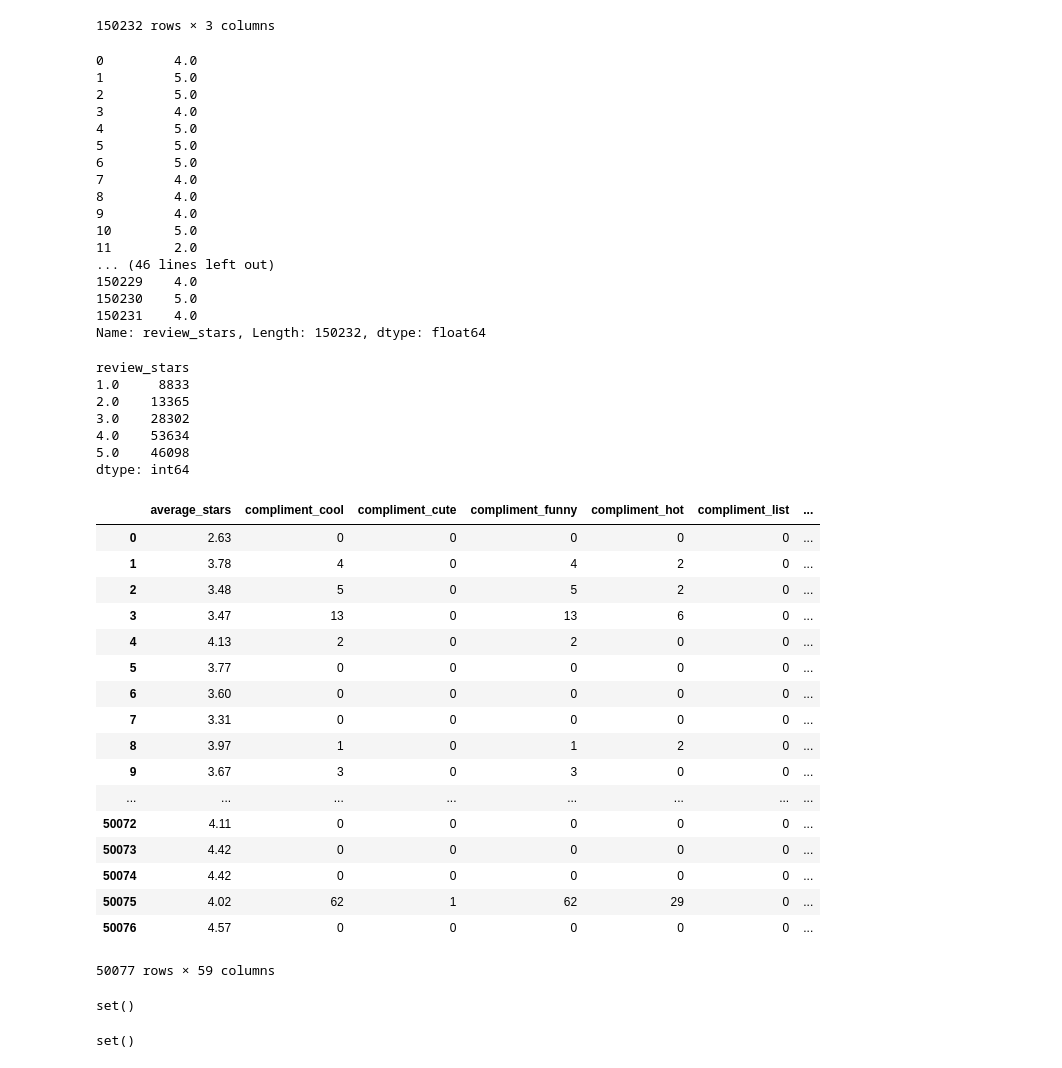
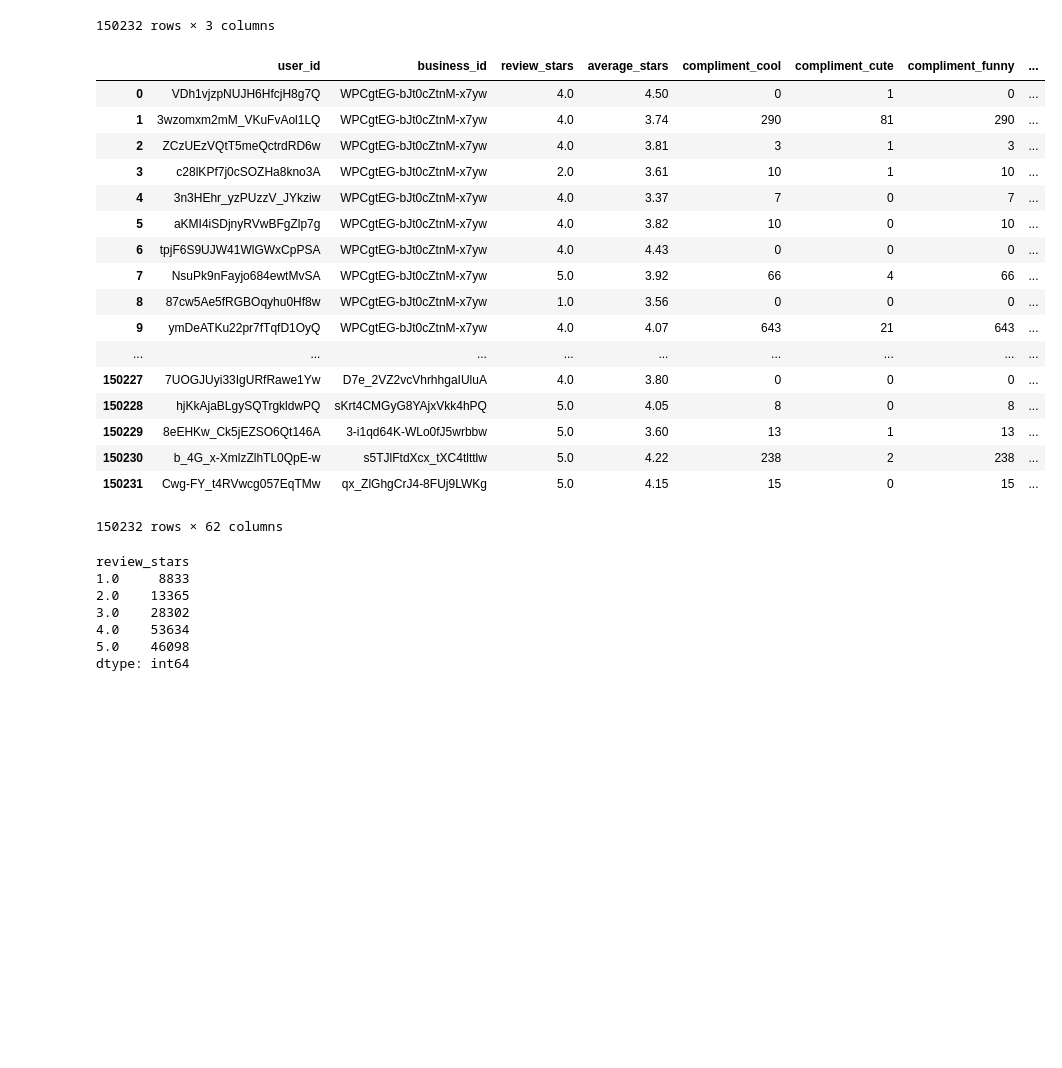
Before and after one commit to kenqgu/CS-145-Yelp-Rating-Predictor, a Jupyter notebook: Preprocessing Notebook.ipynb, the cells around one changed output. Cells and saved outputs as stored; diff of their text form; code cells hidden in the pictures; blank space fills up the shorter version.

```diff
--- a/Preprocessing Notebook.ipynb
+++ b/Preprocessing Notebook.ipynb
@@ -290,27 +290,30 @@ train_reviews
 # %%
 train_reviews_replace = train_reviews.copy()
 reviews_denorm = pd.merge(train_reviews_replace, users_df_replace, how='left', on='user_id')
-reviews_denorm = pd.merge(reviews_denorm, business_df_replace, how='left', on='business_id')
+# reviews_denorm
+reviews_denorm = pd.merge(reviews_denorm, business_df_replace, how='inner', on='business_id')
+business_df_replace.columns
 reviews_denorm = reviews_denorm.rename(columns={'stars_x': 'review_stars', 'stars_y': 'business_stars'})
 train_df_y = reviews_denorm['review_stars']
 train_df_x = reviews_denorm.copy()
 train_df_x.drop(['review_stars', 'business_id', 'user_id'], axis=1, inplace=True)
-train_df_y
+reviews_denorm
 # %% [output]
+|  | user_id | business_id | review_stars | average_stars | compliment_cool | compliment_cute | compliment_funny | ... |
+| 0 | VDh1vjzpNUJH6HfcjH8g7Q | WPCgtEG-bJt0cZtnM-x7yw | 4.0 | 4.50 | 0 | 1 | 0 | ... |
+| 1 | 3wzomxm2mM_VKuFvAol1LQ | WPCgtEG-bJt0cZtnM-x7yw | 4.0 | 3.74 | 290 | 81 | 290 | ... |
+| 2 | ZCzUEzVQtT5meQctrdRD6w | WPCgtEG-bJt0cZtnM-x7yw | 4.0 | 3.81 | 3 | 1 | 3 | ... |
+| 3 | c28lKPf7j0cSOZHa8kno3A | WPCgtEG-bJt0cZtnM-x7yw | 2.0 | 3.61 | 10 | 1 | 10 | ... |
+| 4 | 3n3HEhr_yzPUzzV_JYkziw | WPCgtEG-bJt0cZtnM-x7yw | 4.0 | 3.37 | 7 | 0 | 7 | ... |
+| 5 | aKMI4iSDjnyRVwBFgZlp7g | WPCgtEG-bJt0cZtnM-x7yw | 4.0 | 3.82 | 10 | 0 | 10 | ... |
+| 6 | tpjF6S9UJW41WlGWxCpPSA | WPCgtEG-bJt0cZtnM-x7yw | 4.0 | 4.43 | 0 | 0 | 0 | ... |
+| 7 | NsuPk9nFayjo684ewtMvSA | WPCgtEG-bJt0cZtnM-x7yw | 5.0 | 3.92 | 66 | 4 | 66 | ... |
+| 8 | 87cw5Ae5fRGBOqyhu0Hf8w | WPCgtEG-bJt0cZtnM-x7yw | 1.0 | 3.56 | 0 | 0 | 0 | ... |
+| 9 | ymDeATKu22pr7fTqfD1OyQ | WPCgtEG-bJt0cZtnM-x7yw | 4.0 | 4.07 | 643 | 21 | 643 | ... |
+| ... | ... | ... | ... | ... | ... | ... | ... | ... |
+| 150227 | 7UOGJUyi33IgURfRawe1Yw | D7e_2VZ2vcVhrhhgaIUluA | 4.0 | 3.80 | 0 | 0 | 0 | ... |
+| 150228 | hjKkAjaBLgySQTrgkldwPQ | sKrt4CMGyG8YAjxVkk4hPQ | 5.0 | 4.05 | 8 | 0 | 8 | ... |
+| 150229 | 8eEHKw_Ck5jEZSO6Qt146A | 3-i1qd64K-WLo0fJ5wrbbw | 5.0 | 3.60 | 13 | 1 | 13 | ... |
+| 150230 | b_4G_x-XmlzZlhTL0QpE-w | s5TJlFtdXcx_tXC4tlttlw | 5.0 | 4.22 | 238 | 2 | 238 | ... |
+| 150231 | Cwg-FY_t4RVwcg057EqTMw | qx_ZlGhgCrJ4-8FUj9LWKg | 5.0 | 4.15 | 15 | 0 | 15 | ... |
-0         4.0
-1         5.0
-2         5.0
-3         4.0
-4         5.0
-5         5.0
-6         5.0
-7         4.0
-8         4.0
-9         4.0
-10        5.0
-11        2.0
-... (46 lines left out)
-150229    4.0
-150230    5.0
-150231    4.0
-Name: review_stars, Length: 150232, dtype: float64
+150232 rows × 62 columns
@@ -336,31 +335,4 @@ validate_df_denorm = validate_df_denorm.rename(columns={'stars_x': 'review_stars
 test_df_y = validate_df_denorm['review_stars']
 test_df_x = validate_df_denorm.copy()
 test_df_x.drop(['Unnamed: 0', 'review_stars', 'business_id', 'user_id'], axis=1, inplace=True)
-test_df_x
+# test_df_x
-# %% [output]
-|  | average_stars | compliment_cool | compliment_cute | compliment_funny | compliment_hot | compliment_list | ... |
-| 0 | 2.63 | 0 | 0 | 0 | 0 | 0 | ... |
-| 1 | 3.78 | 4 | 0 | 4 | 2 | 0 | ... |
-| 2 | 3.48 | 5 | 0 | 5 | 2 | 0 | ... |
-| 3 | 3.47 | 13 | 0 | 13 | 6 | 0 | ... |
-| 4 | 4.13 | 2 | 0 | 2 | 0 | 0 | ... |
-| 5 | 3.77 | 0 | 0 | 0 | 0 | 0 | ... |
-| 6 | 3.60 | 0 | 0 | 0 | 0 | 0 | ... |
-| 7 | 3.31 | 0 | 0 | 0 | 0 | 0 | ... |
-| 8 | 3.97 | 1 | 0 | 1 | 2 | 0 | ... |
-| 9 | 3.67 | 3 | 0 | 3 | 0 | 0 | ... |
-| ... | ... | ... | ... | ... | ... | ... | ... |
-| 50072 | 4.11 | 0 | 0 | 0 | 0 | 0 | ... |
-| 50073 | 4.42 | 0 | 0 | 0 | 0 | 0 | ... |
-| 50074 | 4.42 | 0 | 0 | 0 | 0 | 0 | ... |
-| 50075 | 4.02 | 62 | 1 | 62 | 29 | 0 | ... |
-| 50076 | 4.57 | 0 | 0 | 0 | 0 | 0 | ... |
-50077 rows × 59 columns
-# %%
-set(train_df_x.columns)-set(test_df_x.columns)
-# %% [output]
-set()
-# %%
-set(test_df_x.columns)-set(train_df_x.columns)
-# %% [output]
-set()
```
Also changed, not shown: parts of 5 cells of this notebook.
